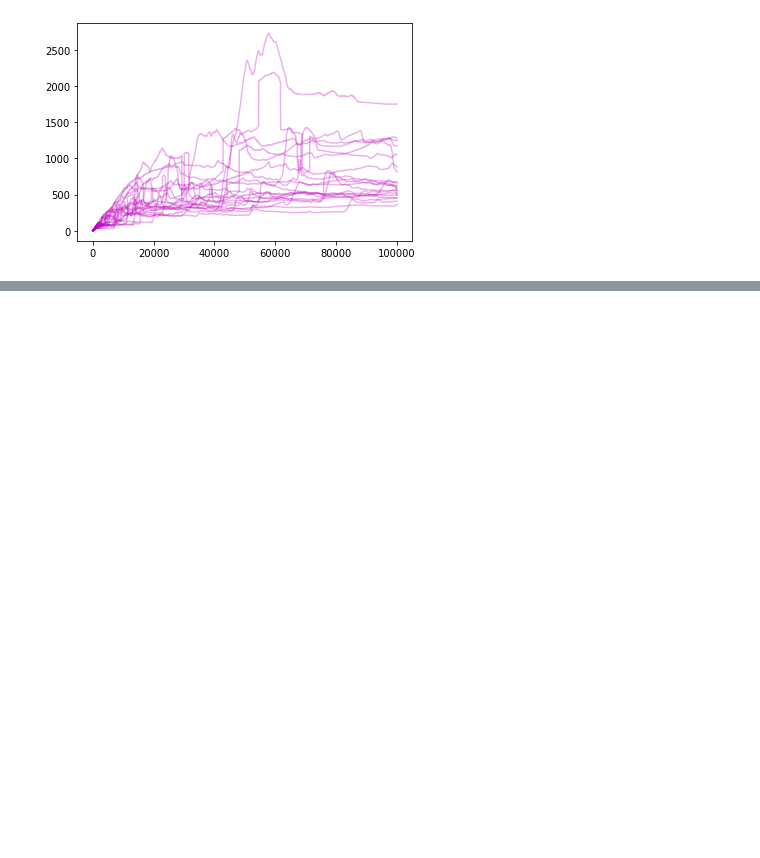
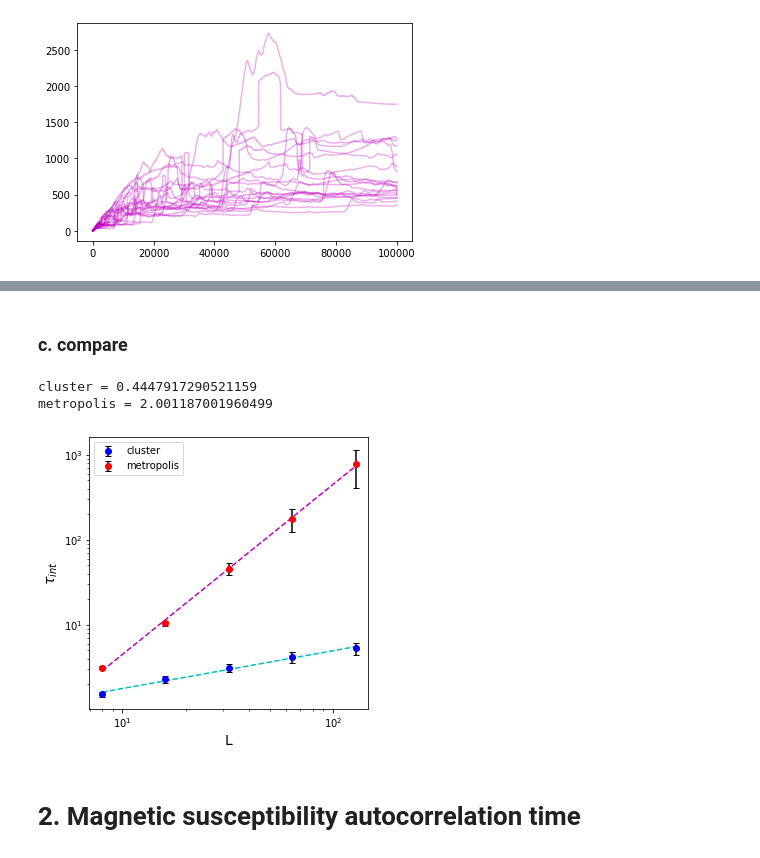
Before and after one commit to aadeliee22/MCMCIsing_SLMC, a Jupyter notebook: python/3rd/autocorrelation_time.ipynb, the cells around one changed output, grey strips where cells are left out. Cells and saved outputs as stored; diff of their text form; code cells hidden in the pictures; blank space fills up the shorter version.

```diff
--- a/python/3rd/autocorrelation_time.ipynb
+++ b/python/3rd/autocorrelation_time.ipynb
@@ -244,0 +335,31 @@ np.savetxt("m128.txt", m128)
+# %% [markdown]
+### c. compare
+# %%
+L=np.array([8*2**i for i in range (5)])
+c_avg=np.array([c8_avg[-1], c16_avg[-1], c32_avg[-1], c64_avg[-1], c128_avg[-1]])
+m_avg=np.array([m8_avg[-1], m16_avg[-1], m32_avg[-1], m64_avg[-1], m128_avg[-1]])
+c_std=np.array([c8_std[-1], c16_std[-1], c32_std[-1], c64_std[-1], c128_std[-1]])
+m_std=np.array([m8_std[-1], m16_std[-1], m32_std[-1], m64_std[-1], m128_std[-1]])
+z1=np.polyfit(np.log(L), np.log(c_avg), 1)
+z2=np.polyfit(np.log(L), np.log(m_avg), 1)
+print("cluster =", z1[0])
+print("metropolis =", z2[0])
+
+plt.figure(figsize=(5, 5))
+plt.errorbar(L, c_avg, yerr=c_std, fmt='bo', linestyle='', ecolor='k', capsize=3, label='cluster')
+plt.errorbar(L, m_avg, yerr=m_std, fmt='ro', linestyle='', ecolor='k', capsize=3, label='metropolis')
+plt.plot(L, np.exp(np.poly1d(z1)(np.log(L))), 'c--')
+plt.plot(L, np.exp(np.poly1d(z2)(np.log(L))), 'm--')
+plt.yscale('log')
+plt.xscale('log')
+plt.ylabel('$\\tau_{int}$', fontsize=14)
+plt.xlabel('L', fontsize=14)
+plt.legend()
+
+plt.show()
+# %% [output]
+cluster = 0.4447917290521159
+metropolis = 2.001187001960499
+[figure, added]
+# %% [markdown]
+# 2. Magnetic susceptibility autocorrelation time
```
Also changed, not shown: parts of 19 cells of this notebook, 4 other files.
